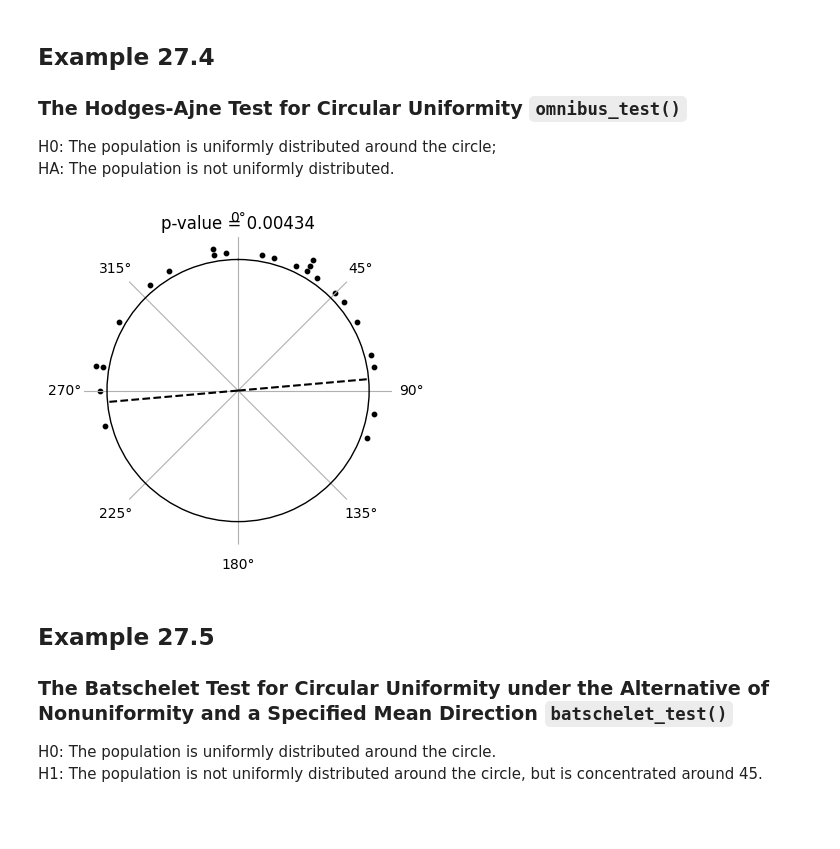
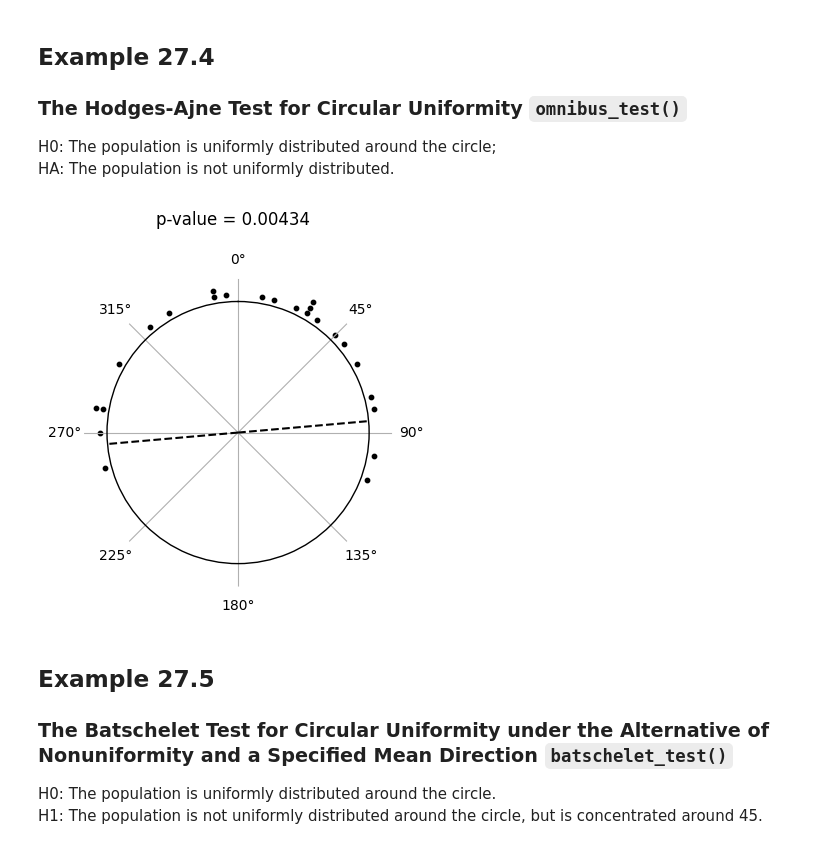
Before and after one commit to circstat/pycircstat2, a Jupyter notebook: examples/B2-Zar-2010.ipynb, the cells around one changed output. Drawn from its saved outputs; the diff is of its cells as text; code cells hidden in the pictures; blank space fills up the shorter version.

Commit message:
change: better config for `circ_plot`

```diff
--- a/examples/B2-Zar-2010.ipynb
+++ b/examples/B2-Zar-2010.ipynb
@@ -492,10 +502,12 @@ fig = plt.figure(figsize=(4, 4))
 ax = fig.add_subplot(polar=True)
 c8.plot(
     ax=ax,
-    plot_density=False,
-    plot_rose=False,
-    plot_mean=False,
-    plot_median=False,
+    config={
+        "rose": False,
+        "mean": False,
+        "median": False,
+        "density": False,
+    }
 )
 
 # similar to fiding the median by drawing a diameter that can divide the data set into two equal halves
@@ -503,35 +515,35 @@ c8.plot(
 
 from pycircstat2.utils import angmod
 
 lines = np.linspace(0, np.pi, 360)
 lines_rotated = angmod((lines[:, None] - c8.alpha)).round(
     5
 )  # whenever compare values in the unit of radian
 # round them before the comparison.
 # count number of points on the right half circle, excluding the boundaries
 right = n - np.logical_and(lines_rotated > 0.0, lines_rotated < np.round(np.pi, 5)).sum(
     1
 )
 m = int(np.min(right))
 pval = (
     (n - 2 * m)
     * math.factorial(n)
     / (math.factorial(m) * math.factorial(n - m))
     / 2 ** (n - 1)
 )
 
-ax.set_title(f"p-value = {pval:.5f}")
+fig.suptitle(f"p-value = {pval:.5f}", y=1.05)
 
 lines_final = circ_mean(lines[np.where(np.min(right) == right)[0]])
 
 ax.plot([0, lines_final], [0, 1], color="black", linestyle="--")
 ax.plot([0, lines_final + np.pi], [0, 1], color="black", linestyle="--")
 
 from pycircstat2.hypothesis import omnibus_test
 
 assert pval == omnibus_test(alpha)[1]
 # %% [output]
-[figure, old version]
+[figure, new version]
 # %% [markdown]
 ## Example 27.5
 
```
Also changed, not shown: parts of 5 cells of this notebook, 9 other files.
